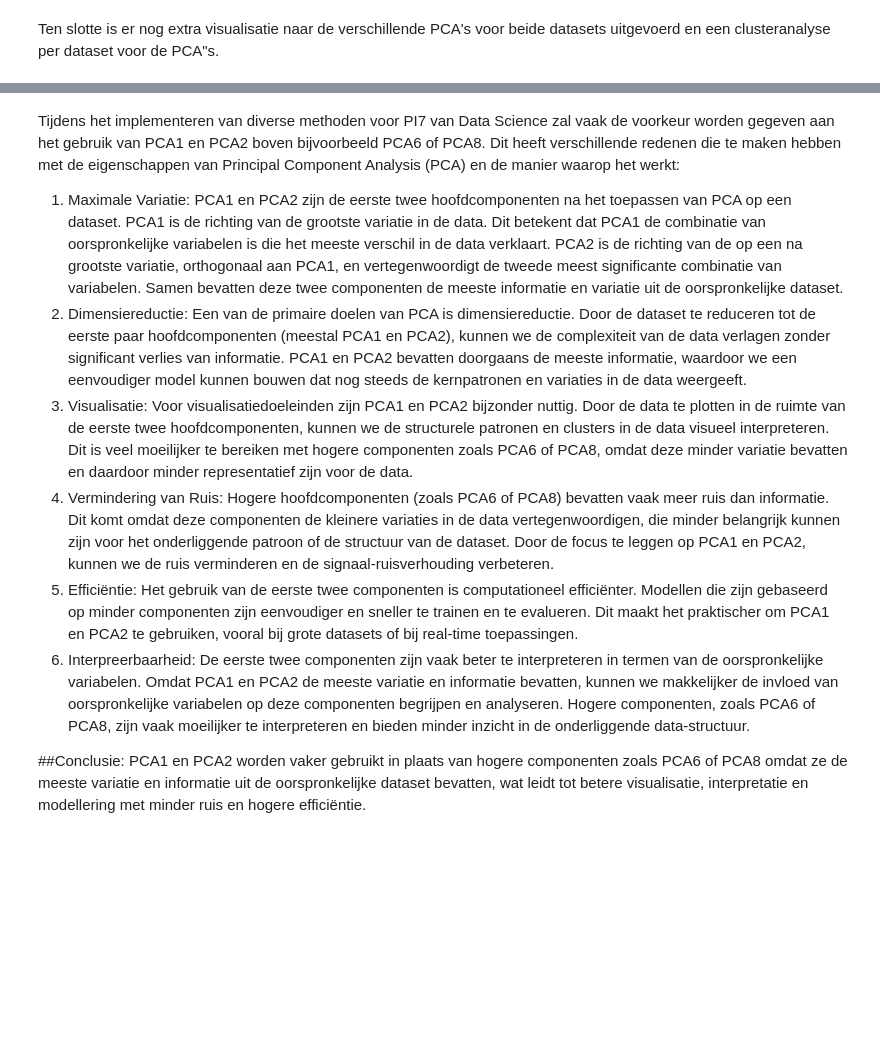
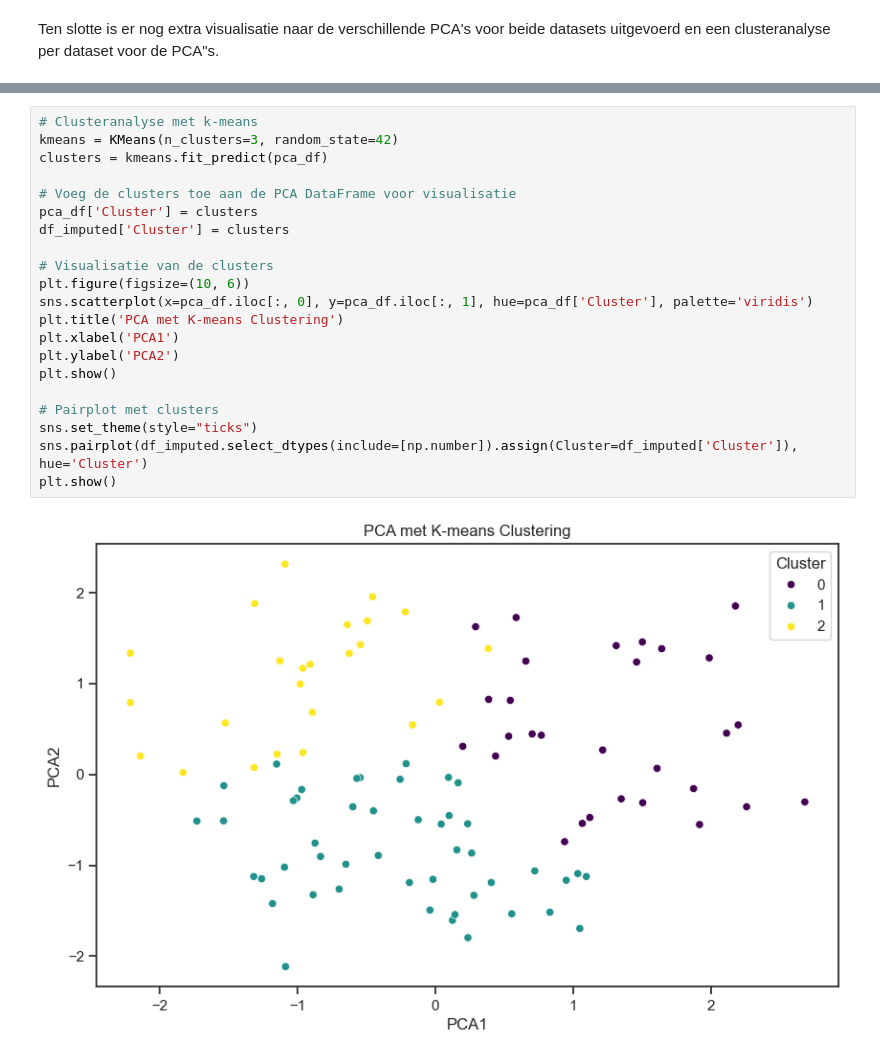
Before and after one commit to TheVioletRaven/NSE_OU, a Jupyter notebook: Casus_Open_Universiteit.ipynb, the cells around one changed output, grey strips where cells are left out. Cells and saved outputs as stored; diff of their text form; blank space fills up the shorter version.

Commit message:
versie: 2.0 Enkel informatie casus OU

```diff
--- a/Casus_Open_Universiteit.ipynb
+++ b/Casus_Open_Universiteit.ipynb
@@ -751,13 +680,23 @@ plt.show()
-# %% [markdown]
-Tijdens het implementeren van diverse methoden voor PI7 van Data Science zal vaak de voorkeur worden gegeven aan het gebruik van PCA1 en PCA2 boven bijvoorbeeld PCA6 of PCA8. Dit heeft verschillende redenen die te maken hebben met de eigenschappen van Principal Component Analysis (PCA) en de manier waarop het werkt:
-
-
-1.   Maximale Variatie: PCA1 en PCA2 zijn de eerste twee hoofdcomponenten na het toepassen van PCA op een dataset. PCA1 is de richting van de grootste variatie in de data. Dit betekent dat PCA1 de combinatie van oorspronkelijke variabelen is die het meeste verschil in de data verklaart. PCA2 is de richting van de op een na grootste variatie, orthogonaal aan PCA1, en vertegenwoordigt de tweede meest significante combinatie van variabelen. Samen bevatten deze twee componenten de meeste informatie en variatie uit de oorspronkelijke dataset.
-2.   Dimensiereductie: Een van de primaire doelen van PCA is dimensiereductie. Door de dataset te reduceren tot de eerste paar hoofdcomponenten (meestal PCA1 en PCA2), kunnen we de complexiteit van de data verlagen zonder significant verlies van informatie. PCA1 en PCA2 bevatten doorgaans de meeste informatie, waardoor we een eenvoudiger model kunnen bouwen dat nog steeds de kernpatronen en variaties in de data weergeeft.
-3. Visualisatie: Voor visualisatiedoeleinden zijn PCA1 en PCA2 bijzonder nuttig. Door de data te plotten in de ruimte van de eerste twee hoofdcomponenten, kunnen we de structurele patronen en clusters in de data visueel interpreteren. Dit is veel moeilijker te bereiken met hogere componenten zoals PCA6 of PCA8, omdat deze minder variatie bevatten en daardoor minder representatief zijn voor de data.
-4. Vermindering van Ruis: Hogere hoofdcomponenten (zoals PCA6 of PCA8) bevatten vaak meer ruis dan informatie. Dit komt omdat deze componenten de kleinere variaties in de data vertegenwoordigen, die minder belangrijk kunnen zijn voor het onderliggende patroon of de structuur van de dataset. Door de focus te leggen op PCA1 en PCA2, kunnen we de ruis verminderen en de signaal-ruisverhouding verbeteren.
-5. Efficiëntie: Het gebruik van de eerste twee componenten is computationeel efficiënter. Modellen die zijn gebaseerd op minder componenten zijn eenvoudiger en sneller te trainen en te evalueren. Dit maakt het praktischer om PCA1 en PCA2 te gebruiken, vooral bij grote datasets of bij real-time toepassingen.
-6. Interpreerbaarheid: De eerste twee componenten zijn vaak beter te interpreteren in termen van de oorspronkelijke variabelen. Omdat PCA1 en PCA2 de meeste variatie en informatie bevatten, kunnen we makkelijker de invloed van oorspronkelijke variabelen op deze componenten begrijpen en analyseren. Hogere componenten, zoals PCA6 of PCA8, zijn vaak moeilijker te interpreteren en bieden minder inzicht in de onderliggende data-structuur.
-
-##Conclusie:
-PCA1 en PCA2 worden vaker gebruikt in plaats van hogere componenten zoals PCA6 of PCA8 omdat ze de meeste variatie en informatie uit de oorspronkelijke dataset bevatten, wat leidt tot betere visualisatie, interpretatie en modellering met minder ruis en hogere efficiëntie.
+# %%
+# Clusteranalyse met k-means
+kmeans = KMeans(n_clusters=3, random_state=42)
+clusters = kmeans.fit_predict(pca_df)
+
+# Voeg de clusters toe aan de PCA DataFrame voor visualisatie
+pca_df['Cluster'] = clusters
+df_imputed['Cluster'] = clusters
+
+# Visualisatie van de clusters
+plt.figure(figsize=(10, 6))
+sns.scatterplot(x=pca_df.iloc[:, 0], y=pca_df.iloc[:, 1], hue=pca_df['Cluster'], palette='viridis')
+plt.title('PCA met K-means Clustering')
+plt.xlabel('PCA1')
+plt.ylabel('PCA2')
+plt.show()
+
+# Pairplot met clusters
+sns.set_theme(style="ticks")
+sns.pairplot(df_imputed.select_dtypes(include=[np.number]).assign(Cluster=df_imputed['Cluster']), hue='Cluster')
+plt.show()
+# %% [output]
+[figure, added]
```
Also changed, not shown: parts of 23 cells of this notebook.
